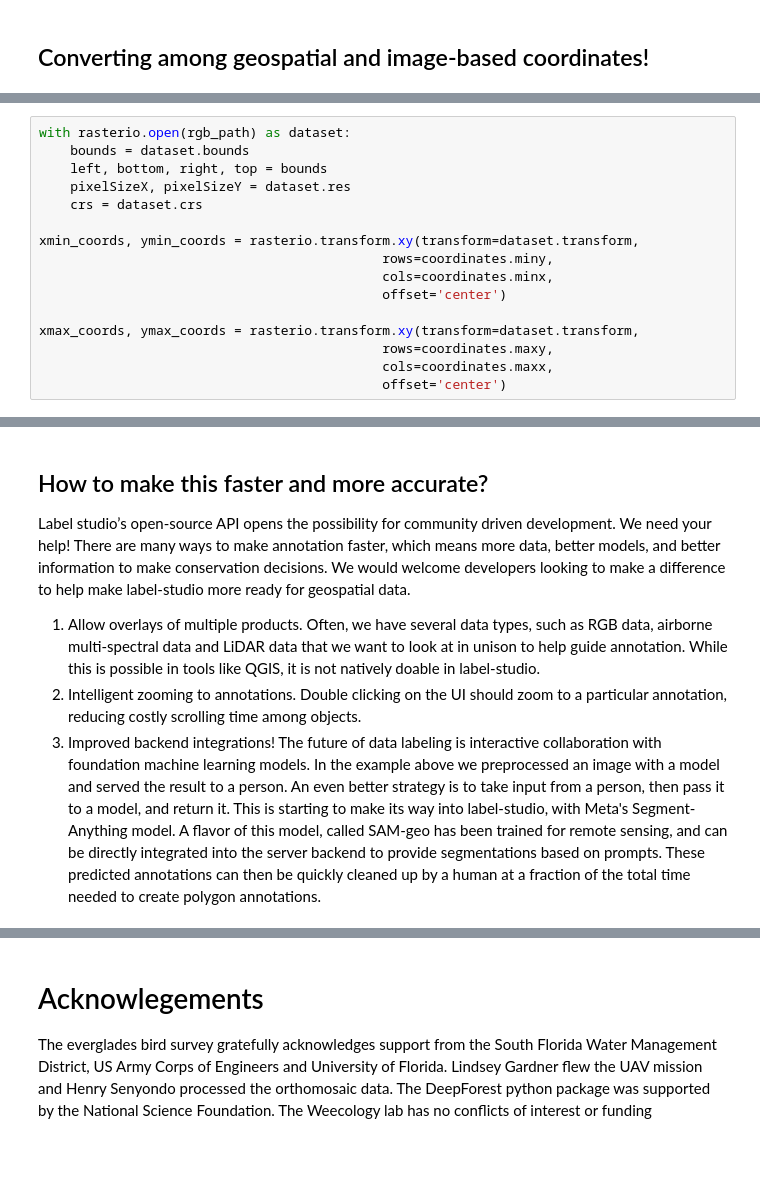
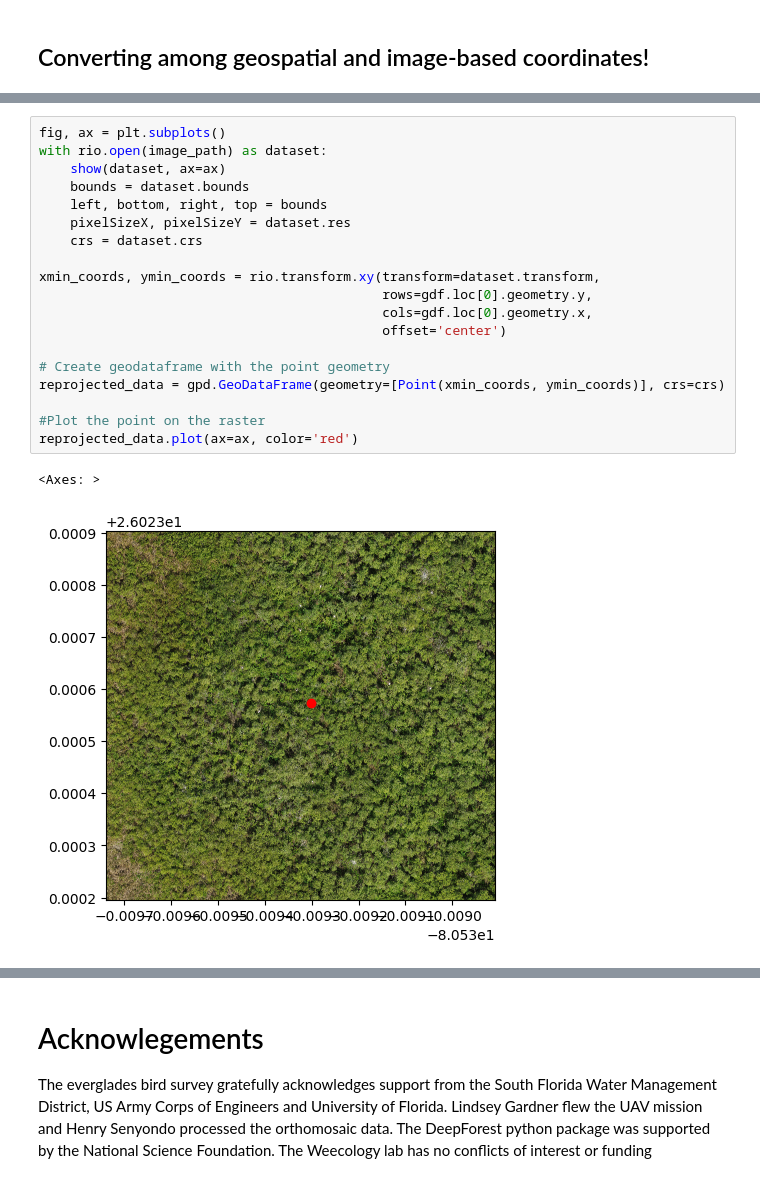
Before and after one commit to weecology/LabelStudio_BlogPost, a Jupyter notebook: blogpost.ipynb, the cells around one changed output, grey strips where cells are left out. Cells and saved outputs as stored; diff of their text form; blank space fills up the shorter version.

```diff
--- a/blogpost.ipynb
+++ b/blogpost.ipynb
@@ -258,18 +272,2 @@ gdf.head()
 
 Once we’ve made out predictions, we need to convert them back into geospatial coordinates to match our original data. This means going from boxes with image-based coordinates relative to the 0,0 origin to boxes with geospatial coordinates relative to the native map projection.
-# %%
-with rasterio.open(rgb_path) as dataset:
-    bounds = dataset.bounds
-    left, bottom, right, top = bounds
-    pixelSizeX, pixelSizeY = dataset.res
-    crs = dataset.crs
-
-xmin_coords, ymin_coords = rasterio.transform.xy(transform=dataset.transform,
-                                            rows=coordinates.miny,
-                                            cols=coordinates.minx,
-                                            offset='center')
-
-xmax_coords, ymax_coords = rasterio.transform.xy(transform=dataset.transform,
-                                            rows=coordinates.maxy,
-                                            cols=coordinates.maxx,
-                                            offset='center')
@@ -278,8 +274,22 @@ xmax_coords, ymax_coords = rasterio.transform.xy(transform=dataset.transform,
-# %% [markdown]
-## How to make this faster and more accurate?
-
-Label studio’s open-source API opens the possibility for community driven development. We need your help! There are many ways to make annotation faster, which means more data, better models, and better information to make conservation decisions. We would welcome developers looking to make a difference to help make label-studio more ready for geospatial data.
-
-1.	Allow overlays of multiple products. Often, we have several data types, such as RGB data, airborne multi-spectral data and LiDAR data that we want to look at in unison to help guide annotation. While this is possible in tools like QGIS, it is not natively doable in label-studio.
-2.	Intelligent zooming to annotations. Double clicking on the UI should zoom to a particular annotation, reducing costly scrolling time among objects.
-3. Improved backend integrations! The future of data labeling is interactive collaboration with foundation machine learning models. In the example above we preprocessed an image with a model and served the result to a person. An even better strategy is to take input from a person, then pass it to a model, and return it. This is starting to make its way into label-studio, with Meta's Segment-Anything model. A flavor of this model, called SAM-geo has been trained for remote sensing, and can be directly integrated into the server backend to provide segmentations based on prompts. These predicted annotations can then be quickly cleaned up by a human at a fraction of the total time needed to create polygon annotations.
+# %%
+fig, ax = plt.subplots()
+with rio.open(image_path) as dataset:
+    show(dataset, ax=ax)
+    bounds = dataset.bounds
+    left, bottom, right, top = bounds
+    pixelSizeX, pixelSizeY = dataset.res
+    crs = dataset.crs
+
+xmin_coords, ymin_coords = rio.transform.xy(transform=dataset.transform,
+                                            rows=gdf.loc[0].geometry.y,
+                                            cols=gdf.loc[0].geometry.x,
+                                            offset='center')
+
+# Create geodataframe with the point geometry
+reprojected_data = gpd.GeoDataFrame(geometry=[Point(xmin_coords, ymin_coords)], crs=crs)
+
+#Plot the point on the raster
+reprojected_data.plot(ax=ax, color='red')
+# %% [output]
+<Axes: >
+[figure, added]
```
Also changed, not shown: parts of 20 cells of this notebook, 5 other files.
